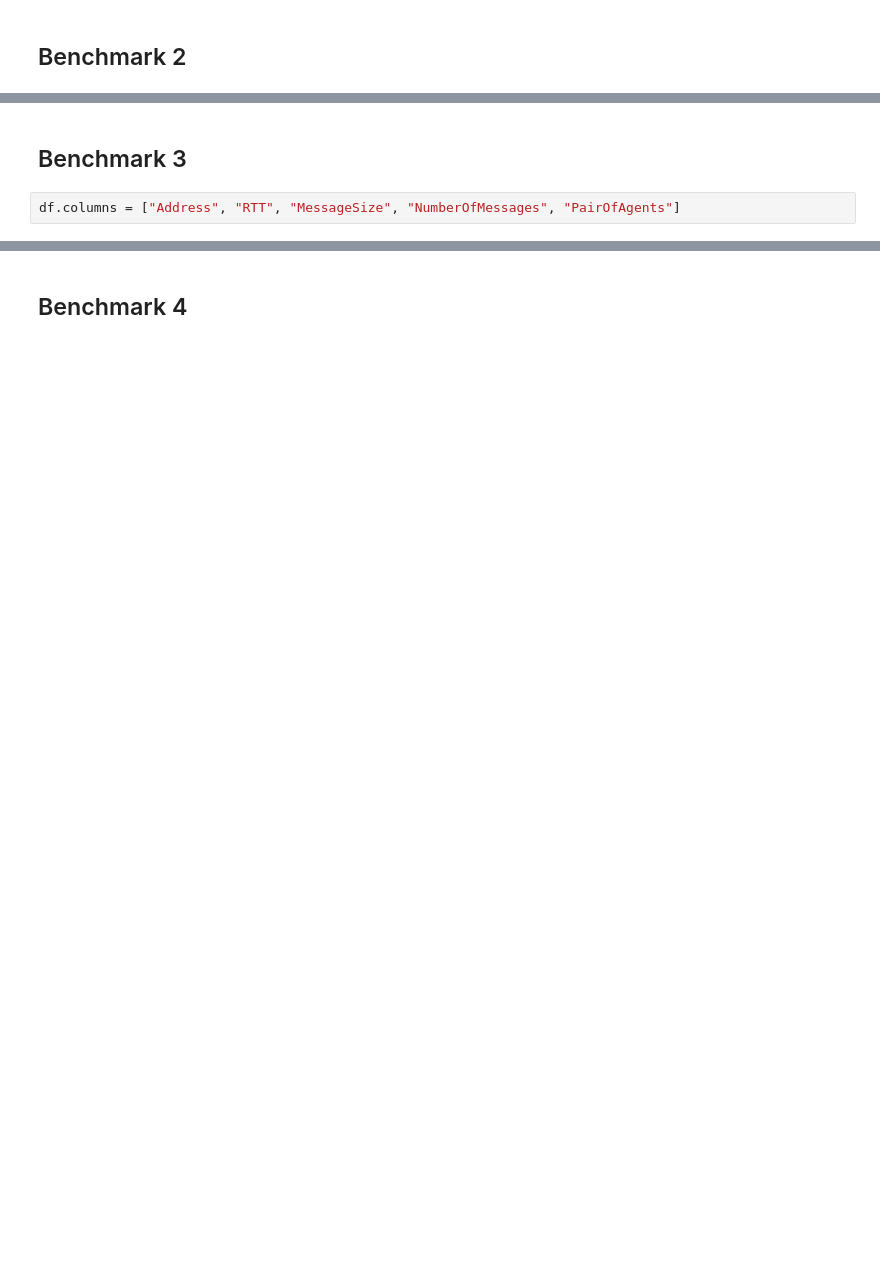
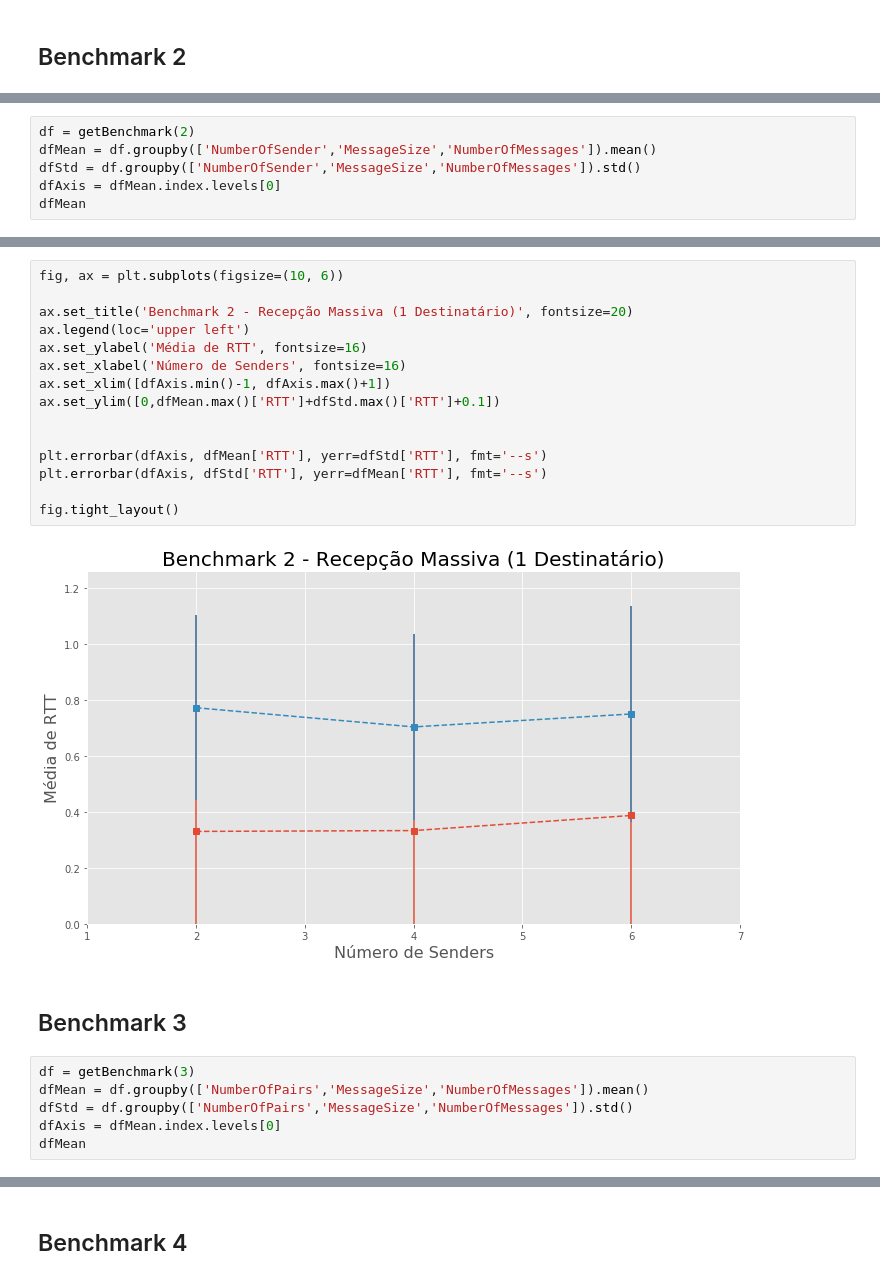
Before and after one commit to rafalencar1997/JadeContainer, a Jupyter notebook: analysis/Results.ipynb, the cells around one changed output, grey strips where cells are left out. Drawn from its saved outputs; the diff is of its cells as text; blank space fills up the shorter version.

```diff
--- a/analysis/Results.ipynb
+++ b/analysis/Results.ipynb
@@ -73,0 +95,6 @@ df.columns = ["Address", "RTT", "MessageSize", "NumberOfMessages", "NumberOfSend
+# %%
+df = getBenchmark(2)
+dfMean = df.groupby(['NumberOfSender','MessageSize','NumberOfMessages']).mean()
+dfStd = df.groupby(['NumberOfSender','MessageSize','NumberOfMessages']).std()
+dfAxis = dfMean.index.levels[0]
+dfMean
@@ -74,4 +107,25 @@ df.columns = ["Address", "RTT", "MessageSize", "NumberOfMessages", "NumberOfSend
+# %%
+fig, ax = plt.subplots(figsize=(10, 6))
+
+ax.set_title('Benchmark 2 - Recepção Massiva (1 Destinatário)', fontsize=20)
+ax.legend(loc='upper left')
+ax.set_ylabel('Média de RTT', fontsize=16)
+ax.set_xlabel('Número de Senders', fontsize=16)
+ax.set_xlim([dfAxis.min()-1, dfAxis.max()+1])
+ax.set_ylim([0,dfMean.max()['RTT']+dfStd.max()['RTT']+0.1])
+
+
+plt.errorbar(dfAxis, dfMean['RTT'], yerr=dfStd['RTT'], fmt='--s')
+plt.errorbar(dfAxis, dfStd['RTT'], yerr=dfMean['RTT'], fmt='--s')
+
+fig.tight_layout()
+# %% [output]
+[figure, added]
 # %% [markdown]
 ## Benchmark 3
-# %%
-df.columns = ["Address", "RTT", "MessageSize", "NumberOfMessages", "PairOfAgents"]
+# %%
+df = getBenchmark(3)
+dfMean = df.groupby(['NumberOfPairs','MessageSize','NumberOfMessages']).mean()
+dfStd = df.groupby(['NumberOfPairs','MessageSize','NumberOfMessages']).std()
+dfAxis = dfMean.index.levels[0]
+dfMean
```
Also changed, not shown: parts of 13 cells of this notebook, 5 other files.
